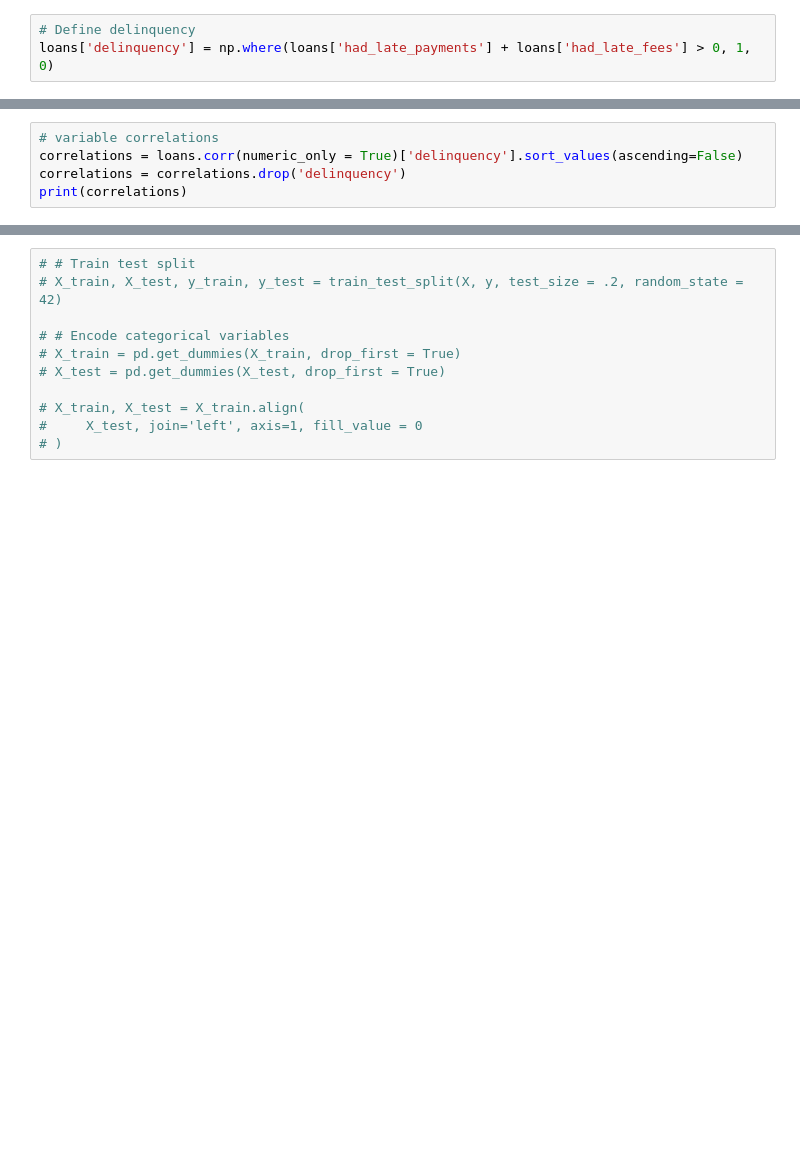
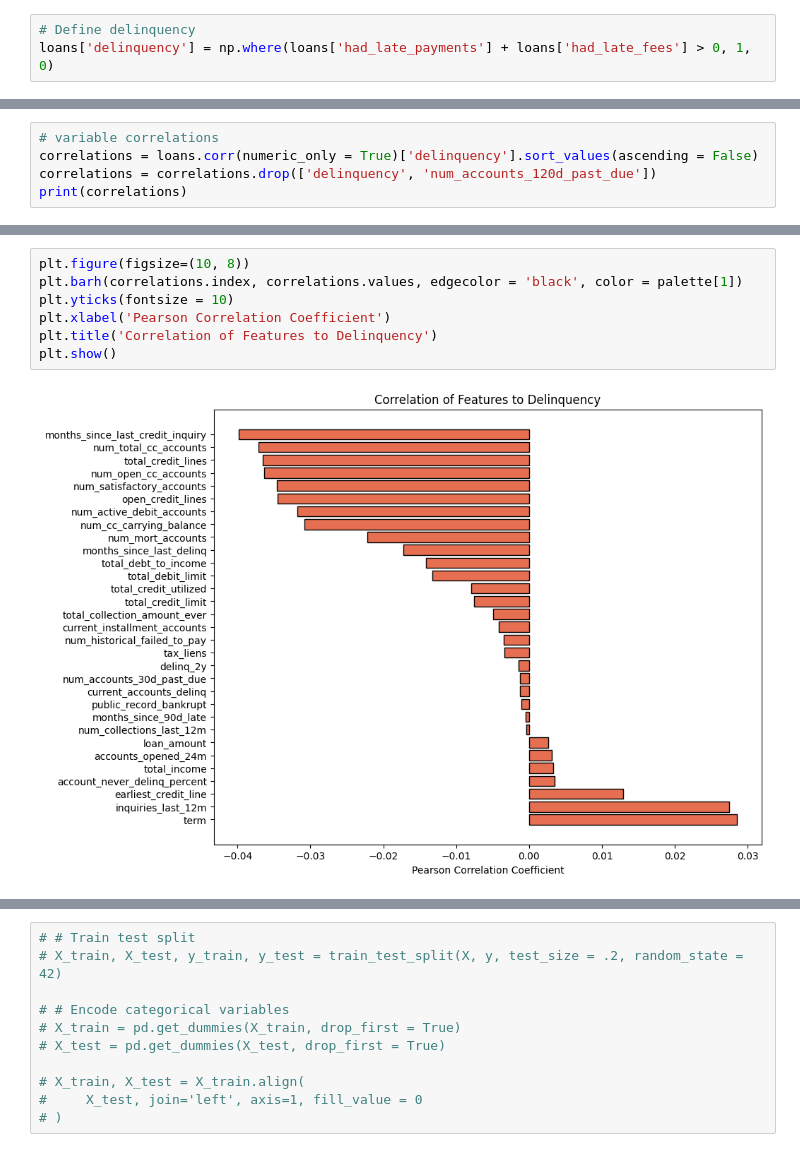
Before and after one commit to Henryblake2777/SDS336_Project, a Jupyter notebook: SDS336_Project_Midterm.ipynb, the cells around one changed output, grey strips where cells are left out. Saved outputs shown, nothing was run; the diff lists cells and outputs as text; blank space fills up the shorter version.

```diff
--- a/SDS336_Project_Midterm.ipynb
+++ b/SDS336_Project_Midterm.ipynb
@@ -160,5 +206,5 @@ loans = loans[[]]
 # %%
 # variable correlations
-correlations = loans.corr(numeric_only = True)['delinquency'].sort_values(ascending=False)
-correlations = correlations.drop('delinquency')
+correlations = loans.corr(numeric_only = True)['delinquency'].sort_values(ascending = False)
+correlations = correlations.drop(['delinquency', 'num_accounts_120d_past_due'])
 print(correlations)
@@ -164,0 +240,9 @@ print(correlations)
+# %%
+plt.figure(figsize=(10, 8))
+plt.barh(correlations.index, correlations.values, edgecolor = 'black', color = palette[1])
+plt.yticks(fontsize = 10)
+plt.xlabel('Pearson Correlation Coefficient')
+plt.title('Correlation of Features to Delinquency')
+plt.show()
+# %% [output]
+[figure, added]
```
Also changed, not shown: parts of 8 cells of this notebook.
